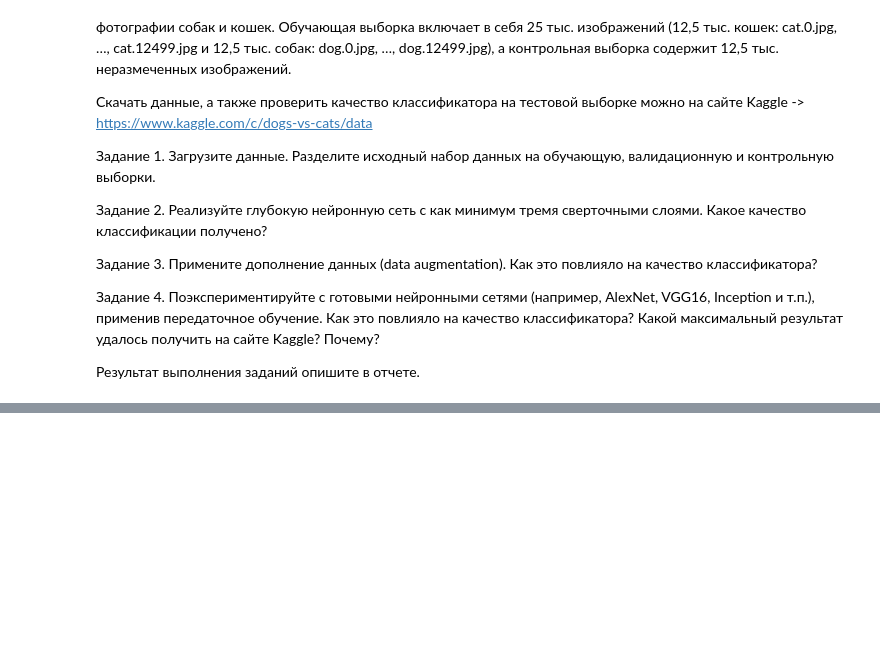
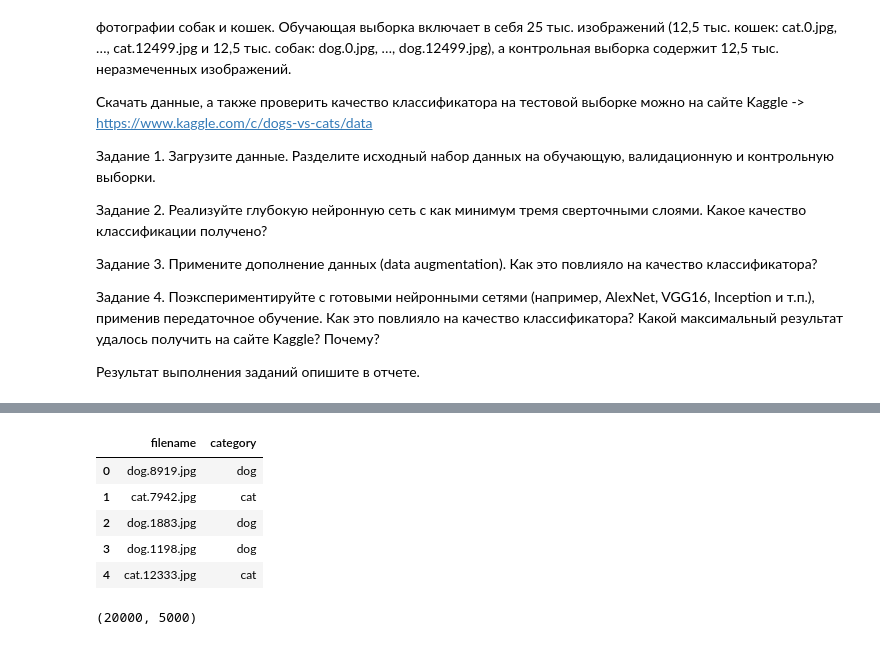
Before and after one commit to denmoroz/mo-labs-2, a Jupyter notebook: Lab5.ipynb, the cells around one changed output, grey strips where cells are left out. Cells and saved outputs as stored; diff of their text form; code cells hidden in the pictures; blank space fills up the shorter version.

```diff
--- a/Lab5.ipynb
+++ b/Lab5.ipynb
@@ -21,0 +80,26 @@
+# %%
+data_df = pd.DataFrame(
+    data=[
+        [os.path.basename(image_path), "dog" if "dog" in os.path.basename(image_path) else "cat"]
+        for image_path in glob.glob("dogs-vs-cats/train/*.jpg")
+    ],
+    columns=["filename", "category"]
+)
+data_df.head()
+# %% [output]
+|  | filename | category |
+| 0 | dog.8919.jpg | dog |
+| 1 | cat.7942.jpg | cat |
+| 2 | dog.1883.jpg | dog |
+| 3 | dog.1198.jpg | dog |
+| 4 | cat.12333.jpg | cat |
+# %%
+from sklearn.model_selection import train_test_split
+train_df, validate_df = train_test_split(data_df, test_size=0.2, random_state=42)
+
+train_df = train_df.reset_index(drop=True)
+validate_df = validate_df.reset_index(drop=True)
+
+len(train_df), len(validate_df)
+# %% [output]
+(20000, 5000)
```
Also changed, not shown: parts of 22 cells of this notebook.
